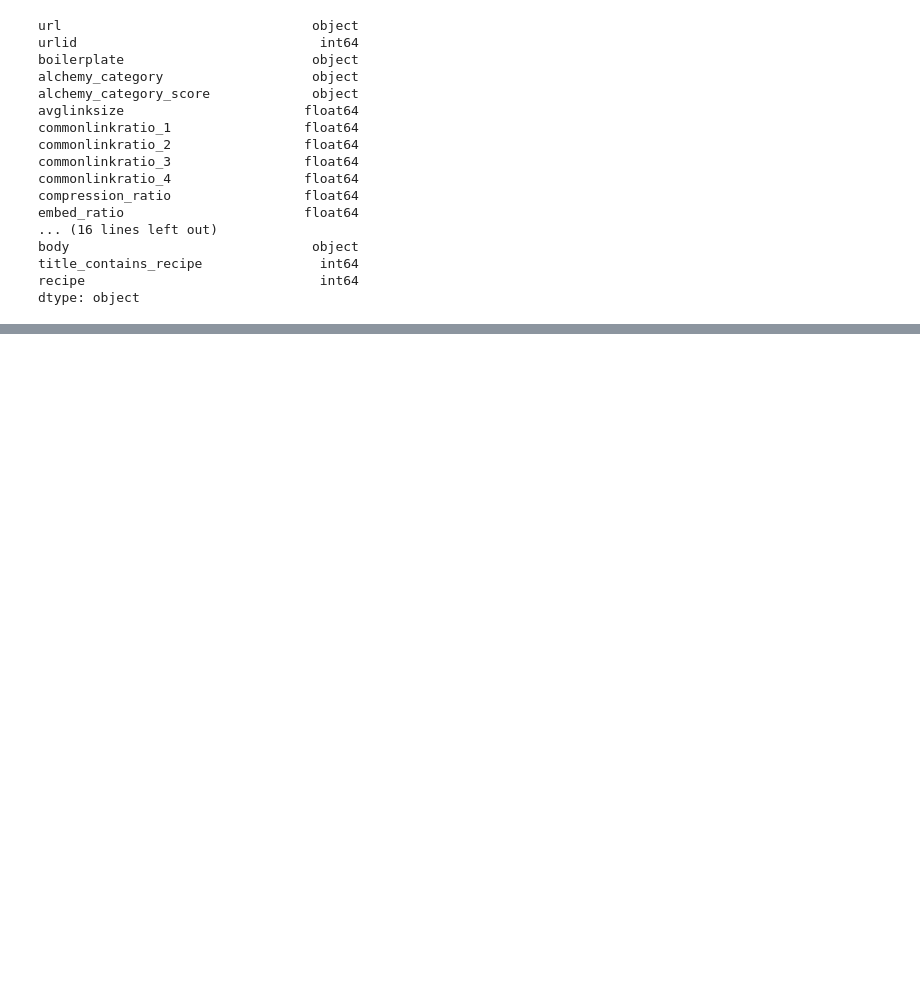
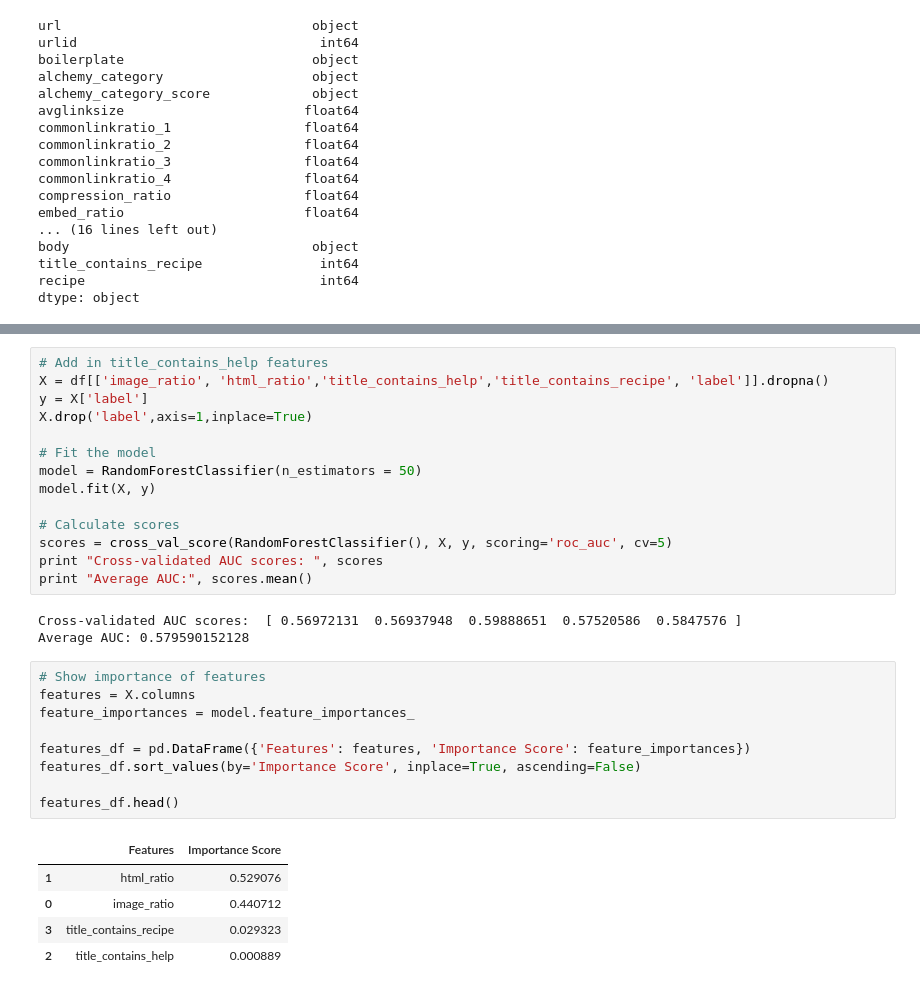
Before and after one commit to toby-p/GA_data_science_coursework, a Jupyter notebook: 10_Decision_Trees_Random_Forests.ipynb, the cells around one changed output, grey strips where cells are left out. Drawn from its saved outputs; the diff is of its cells as text; blank space fills up the shorter version.

```diff
--- a/10_Decision_Trees_Random_Forests.ipynb
+++ b/10_Decision_Trees_Random_Forests.ipynb
@@ -332,0 +373,32 @@ dtype: object
+# %%
+# Add in title_contains_help features
+X = df[['image_ratio', 'html_ratio','title_contains_help','title_contains_recipe', 'label']].dropna()
+y = X['label']
+X.drop('label',axis=1,inplace=True)
+
+# Fit the model
+model = RandomForestClassifier(n_estimators = 50)
+model.fit(X, y)
+
+# Calculate scores
+scores = cross_val_score(RandomForestClassifier(), X, y, scoring='roc_auc', cv=5)
+print "Cross-validated AUC scores: ", scores
+print "Average AUC:", scores.mean()
+# %% [output]
+Cross-validated AUC scores:  [ 0.56972131  0.56937948  0.59888651  0.57520586  0.5847576 ]
+Average AUC: 0.579590152128
+# %%
+# Show importance of features
+features = X.columns
+feature_importances = model.feature_importances_
+
+features_df = pd.DataFrame({'Features': features, 'Importance Score': feature_importances})
+features_df.sort_values(by='Importance Score', inplace=True, ascending=False)
+
+features_df.head()
+# %% [output]
+|  | Features | Importance Score |
+| 1 | html_ratio | 0.529076 |
+| 0 | image_ratio | 0.440712 |
+| 3 | title_contains_recipe | 0.029323 |
+| 2 | title_contains_help | 0.000889 |
```
Also changed, not shown: parts of 7 cells of this notebook.
